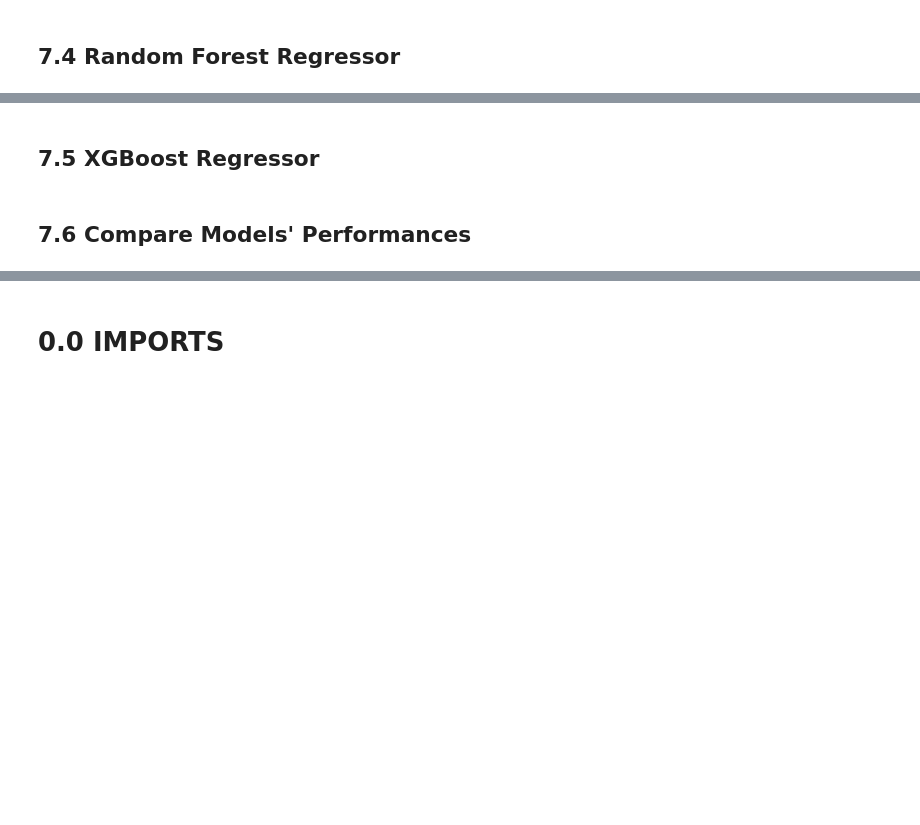
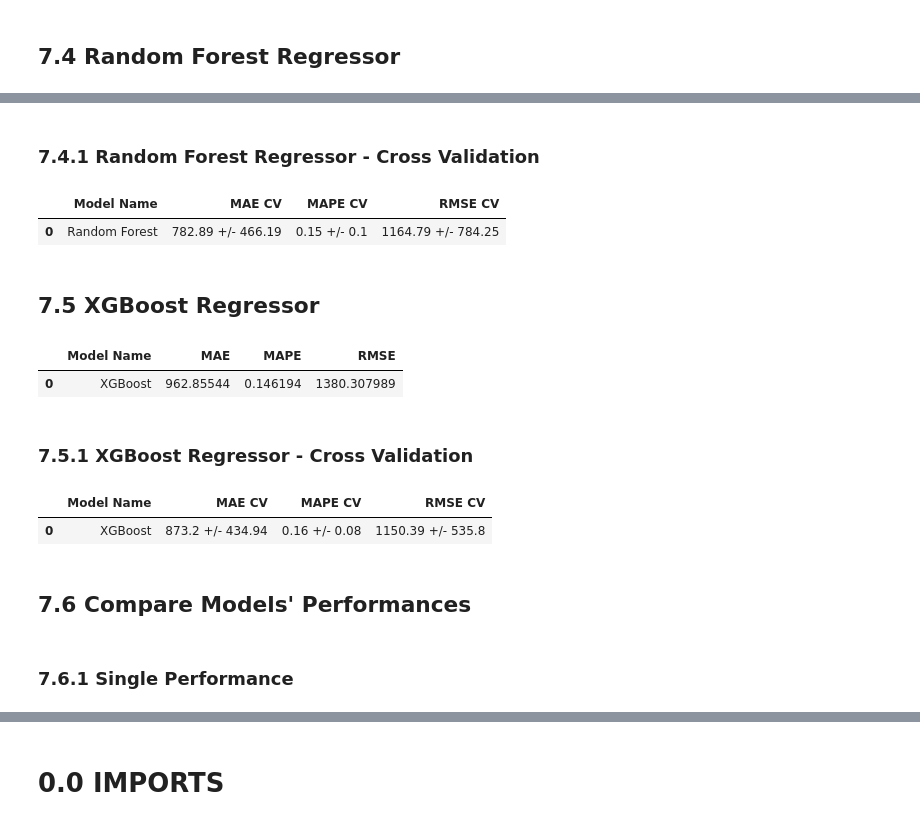
Before and after one commit to victor-bongestab/Rossman-Stores-Sales, a Jupyter notebook: v01_rossman-stores-sales.ipynb, the cells around one changed output, grey strips where cells are left out. Cells and saved outputs as stored; diff of their text form; code cells hidden in the pictures; blank space fills up the shorter version.

```diff
--- a/v01_rossman-stores-sales.ipynb
+++ b/v01_rossman-stores-sales.ipynb
@@ -1166,3 +1657,12 @@ rf_result
+# %% [markdown]
+### 7.4.1 Random Forest Regressor - Cross Validation
+# %%
+model = RandomForestRegressor( n_estimators=50, n_jobs=-1, random_state=42 )
+rf_result_cv = cross_validation_timeseries( x_training, 5, 'Random Forest', model )
+rf_result_cv
+# %% [output]
+|  | Model Name | MAE CV | MAPE CV | RMSE CV |
+| 0 | Random Forest | 782.89 +/- 466.19 | 0.15 +/- 0.1 | 1164.79 +/- 784.25 |
 # %% [markdown]
 ## 7.5 XGBoost Regressor
 # %%
@@ -1180,10 +1680,29 @@ model_xgb = xgb.XGBRegressor( objective='reg:squarederror',
 yhat_xgb = model_xgb.predict( x_test_ml )
 
 # Performance
-xgb_result = ml_error( 'XGBoost Regressor', np.expm1(y_test), np.expm1(yhat_xgb) )
+xgb_result = ml_error( 'XGBoost', np.expm1(y_test), np.expm1(yhat_xgb) )
 xgb_result
+# %% [output]
+|  | Model Name | MAE | MAPE | RMSE |
+| 0 | XGBoost | 962.85544 | 0.146194 | 1380.307989 |
+# %% [markdown]
+### 7.5.1 XGBoost Regressor - Cross Validation
+# %%
+model = xgb.XGBRegressor( objective='reg:squarederror',
+                          n_estimators=1000,
+                          eta=0.01,
+                          max_depth=10,
+                          subsample=0.7,
+                          colsample_bytee=0.9 ).fit( x_train_ml, y_train )
+xgb_result_cv = cross_validation_timeseries( x_training, 5, 'XGBoost', model )
+xgb_result_cv
+# %% [output]
+|  | Model Name | MAE CV | MAPE CV | RMSE CV |
+| 0 | XGBoost | 873.2 +/- 434.94 | 0.16 +/- 0.08 | 1150.39 +/- 535.8 |
 # %% [markdown]
 ## 7.6 Compare Models' Performances
+# %% [markdown]
+### 7.6.1 Single Performance
 # %%
 modeling_result = pd.concat( [ baseline_result, lr_result, lrr_result, rf_result, xgb_result ] )
 modeling_result.sort_values( 'RMSE' )
```
Also changed, not shown: parts of 75 cells of this notebook.
